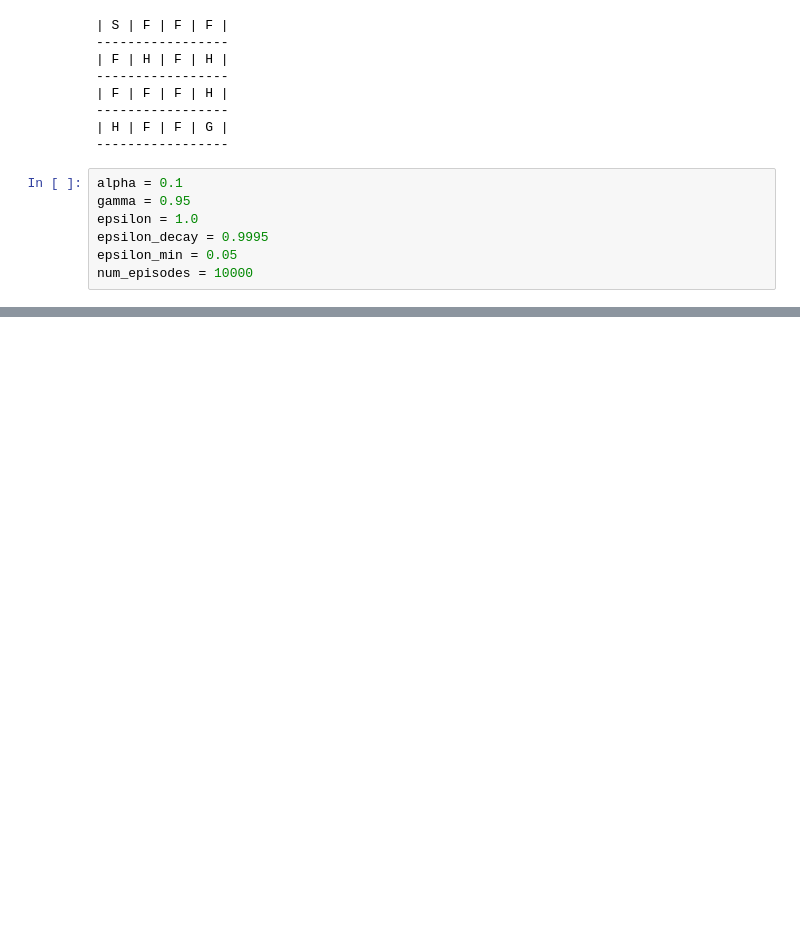
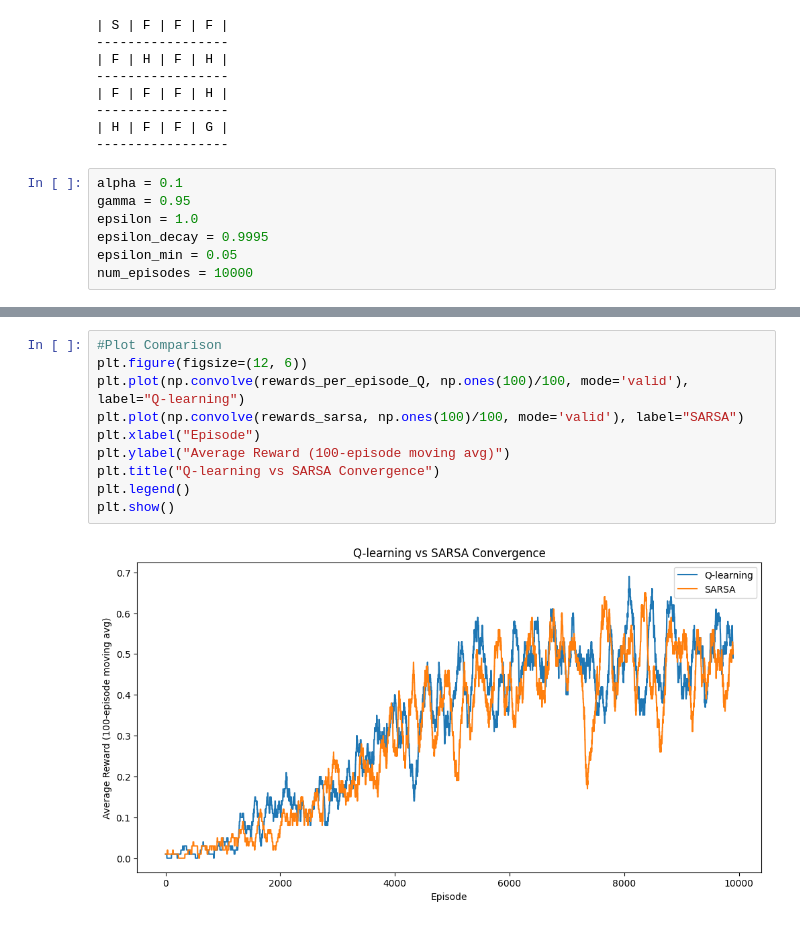
Before and after one commit to nicktho16/CS420Assignments, a Jupyter notebook: FrozenLake_RL.ipynb, the cells around one changed output, grey strips where cells are left out. Cells and saved outputs as stored; diff of their text form; blank space fills up the shorter version.

```diff
--- a/FrozenLake_RL.ipynb
+++ b/FrozenLake_RL.ipynb
@@ -217,0 +254,12 @@ Average number of steps per episode: 43.46
+# %%
+#Plot Comparison
+plt.figure(figsize=(12, 6))
+plt.plot(np.convolve(rewards_per_episode_Q, np.ones(100)/100, mode='valid'), label="Q-learning")
+plt.plot(np.convolve(rewards_sarsa, np.ones(100)/100, mode='valid'), label="SARSA")
+plt.xlabel("Episode")
+plt.ylabel("Average Reward (100-episode moving avg)")
+plt.title("Q-learning vs SARSA Convergence")
+plt.legend()
+plt.show()
+# %% [output]
+[figure, added]
```
Also changed, not shown: parts of 8 cells of this notebook.
